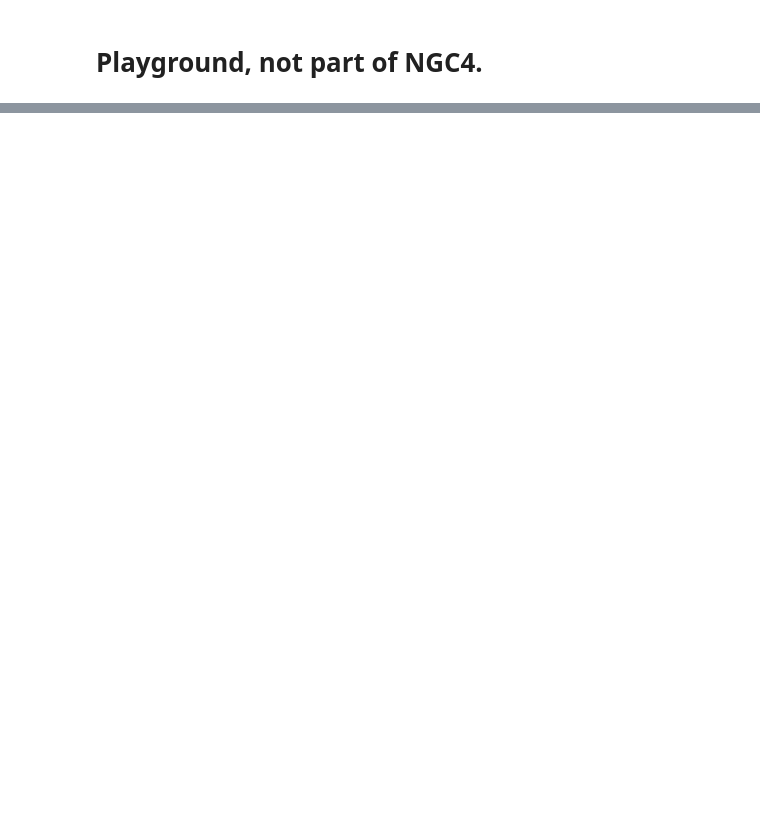
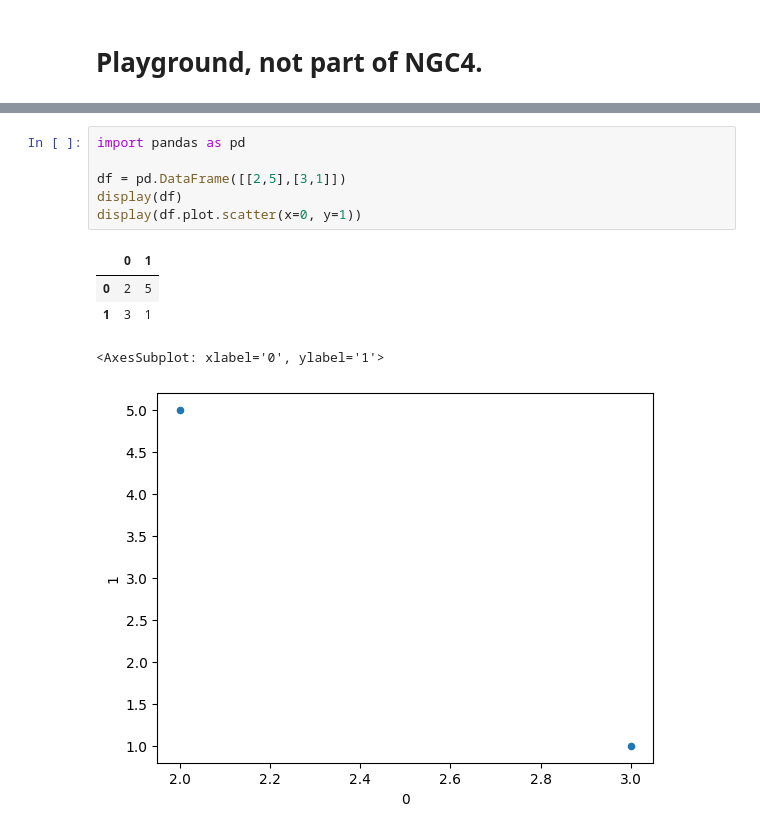
Before and after one commit to jasonrichdarmawan/hacktiv8-ftds-fase0, a Jupyter notebook: week02_day01/h8dsft_Linear_Algebra1/h8dsft_Linear_Algebra1.ipynb, the cells around one changed output, grey strips where cells are left out. Cells and saved outputs as stored; diff of their text form; blank space fills up the shorter version.

```diff
--- a/week02_day01/h8dsft_Linear_Algebra1/h8dsft_Linear_Algebra1.ipynb
+++ b/week02_day01/h8dsft_Linear_Algebra1/h8dsft_Linear_Algebra1.ipynb
@@ -77,0 +82,12 @@ matrix_uv [[2 3]
+# %%
+import pandas as pd
+
+df = pd.DataFrame([[2,5],[3,1]])
+display(df)
+display(df.plot.scatter(x=0, y=1))
+# %% [output]
+|  | 0 | 1 |
+| 0 | 2 | 5 |
+| 1 | 3 | 1 |
+<AxesSubplot: xlabel='0', ylabel='1'>
+[figure, added]
```
Also changed, not shown: parts of 2 cells of this notebook.
